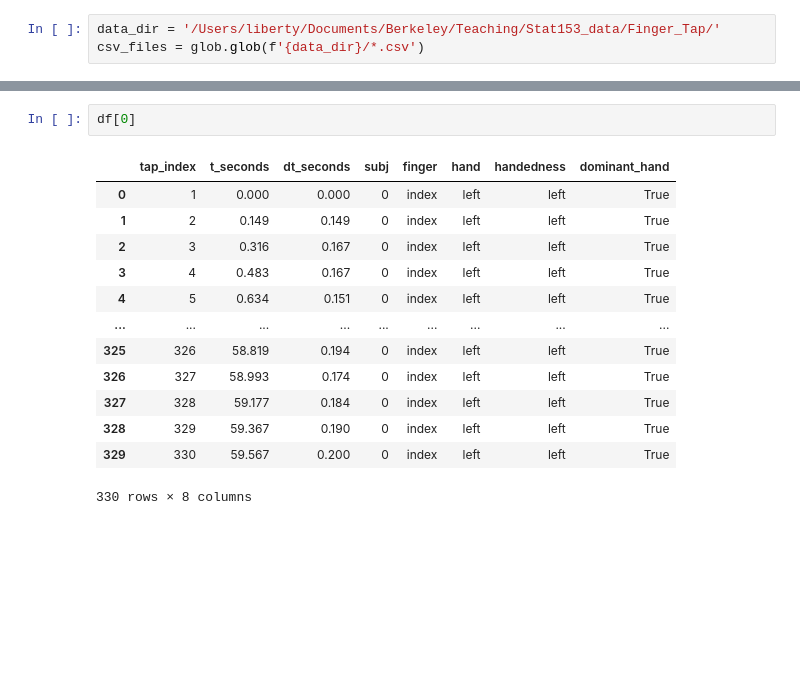
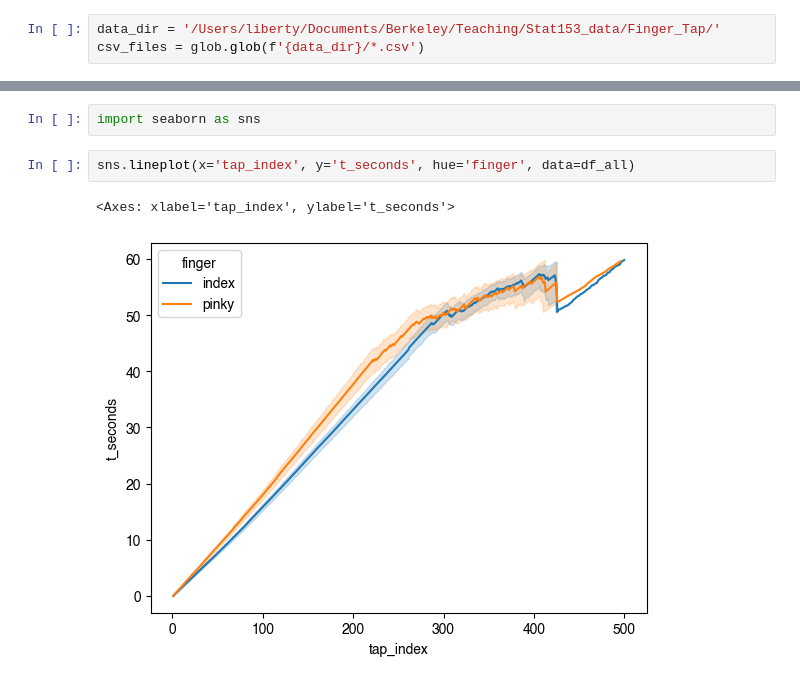
Before and after one commit to berkeley-stat153/spring-2026, a Jupyter notebook: public/lectures/TippyTaps.ipynb, the cells around one changed output, grey strips where cells are left out. Drawn from its saved outputs; the diff is of its cells as text; blank space fills up the shorter version.

```diff
--- a/public/lectures/TippyTaps.ipynb
+++ b/public/lectures/TippyTaps.ipynb
@@ -71,16 +15,7 @@ hand-right hand-right finger-index handedness-right
-# %%
-df[0]
-# %% [output]
-|  | tap_index | t_seconds | dt_seconds | subj | finger | hand | handedness | dominant_hand |
-| 0 | 1 | 0.000 | 0.000 | 0 | index | left | left | True |
-| 1 | 2 | 0.149 | 0.149 | 0 | index | left | left | True |
-| 2 | 3 | 0.316 | 0.167 | 0 | index | left | left | True |
-| 3 | 4 | 0.483 | 0.167 | 0 | index | left | left | True |
-| 4 | 5 | 0.634 | 0.151 | 0 | index | left | left | True |
-| ... | ... | ... | ... | ... | ... | ... | ... | ... |
-| 325 | 326 | 58.819 | 0.194 | 0 | index | left | left | True |
-| 326 | 327 | 58.993 | 0.174 | 0 | index | left | left | True |
-| 327 | 328 | 59.177 | 0.184 | 0 | index | left | left | True |
-| 328 | 329 | 59.367 | 0.190 | 0 | index | left | left | True |
-| 329 | 330 | 59.567 | 0.200 | 0 | index | left | left | True |
-330 rows × 8 columns
+# %%
+import seaborn as sns
+# %%
+sns.lineplot(x='tap_index', y='t_seconds', hue='finger', data=df_all)
+# %% [output]
+<Axes: xlabel='tap_index', ylabel='t_seconds'>
+[figure, added]
```
Also changed, not shown: parts of 33 cells of this notebook.
